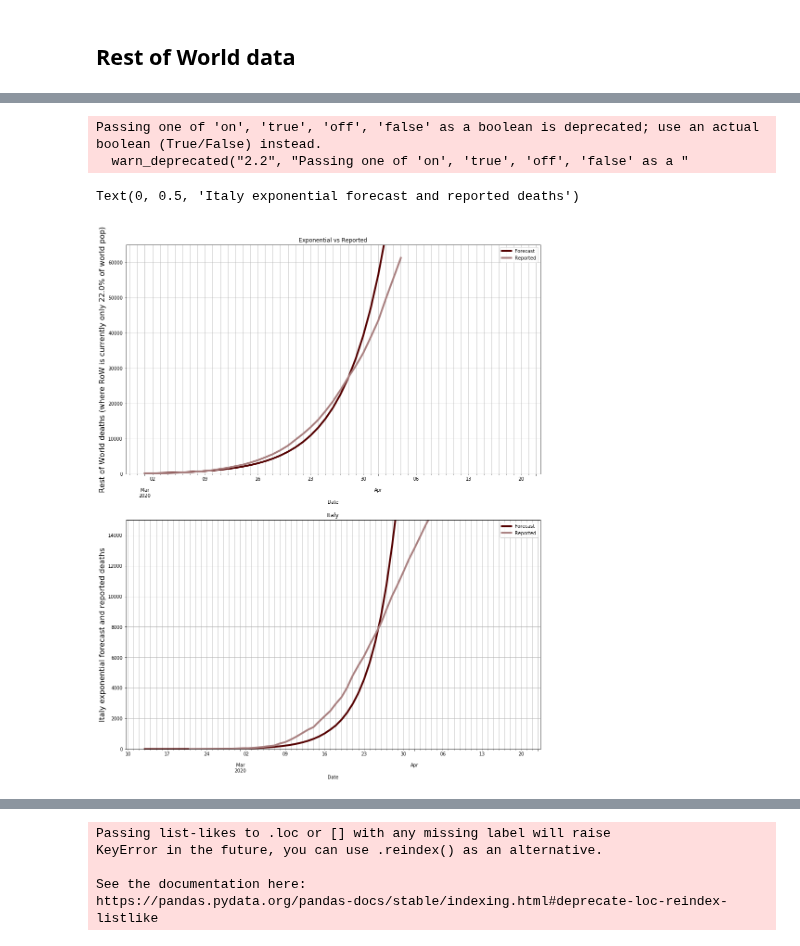
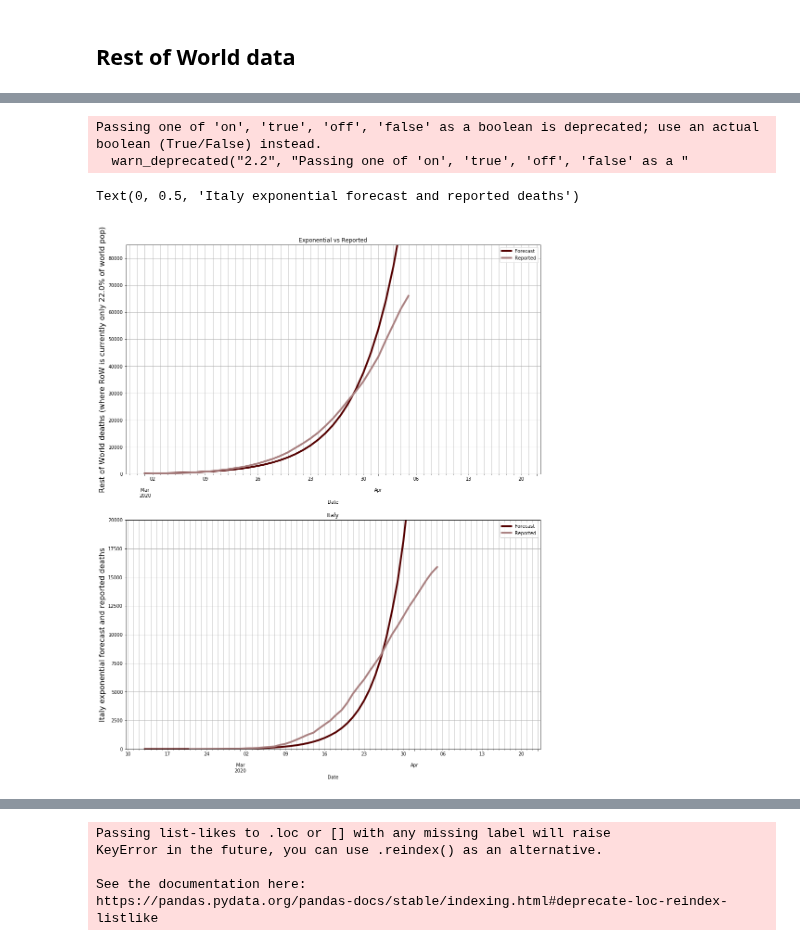
Before and after one commit to djhume/COVID-19, a Jupyter notebook: COVID-19.ipynb, the cells around one changed output, grey strips where cells are left out. Cells and saved outputs as stored; diff of their text form; code cells hidden in the pictures.

```diff
--- a/COVID-19.ipynb
+++ b/COVID-19.ipynb
@@ -383,23 +385,23 @@ dtype: float64
 # %%
 fig = plt.figure(1, figsize=[16,20])
 ax = fig.add_subplot(211)
 fit_exp(RoW_D, start_date=datetime(2020,3,1)).plot(ax=ax, lw=4)
-ax.set_ylim([0, 65000])
+ax.set_ylim([0, 85000])
 ax.set_title('Exponential vs Reported')
 grid('on', which='both')
 ax.set_ylabel('Rest of World deaths (where RoW is currently only ' + str(pop_pc.round()) + '% of world pop)', fontsize=16)
 
 ax2 = fig.add_subplot(212)
 ax2.set_title('Italy')
 fit_exp(RoW_D2['Italy'], start_date=datetime(2020,2,13)).plot(ax=ax2, lw=4)
-ax2.set_ylim([0, 15000])
+ax2.set_ylim([0, 20000])
 ax2.grid('on', which='both')
 ax2.set_ylabel('Italy exponential forecast and reported deaths', fontsize=16)
 # %% [output]
 Passing one of 'on', 'true', 'off', 'false' as a boolean is deprecated; use an actual boolean (True/False) instead.
   warn_deprecated("2.2", "Passing one of 'on', 'true', 'off', 'false' as a "
 Text(0, 0.5, 'Italy exponential forecast and reported deaths')
-[figure, old version]
+[figure, new version]
 # %%
 # Note Spain, Italy and US all above forecast exponential curves in initial stqges.
 fig = plt.figure(1, figsize=[16,12])
```
Also changed, not shown: parts of 29 cells of this notebook.
